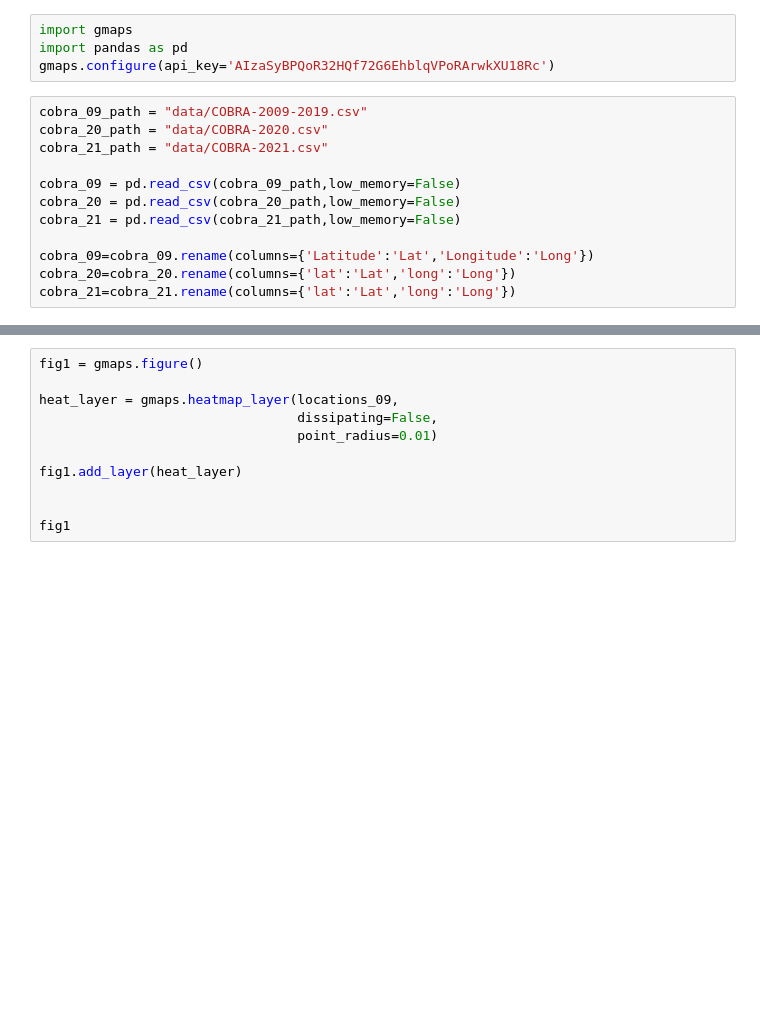
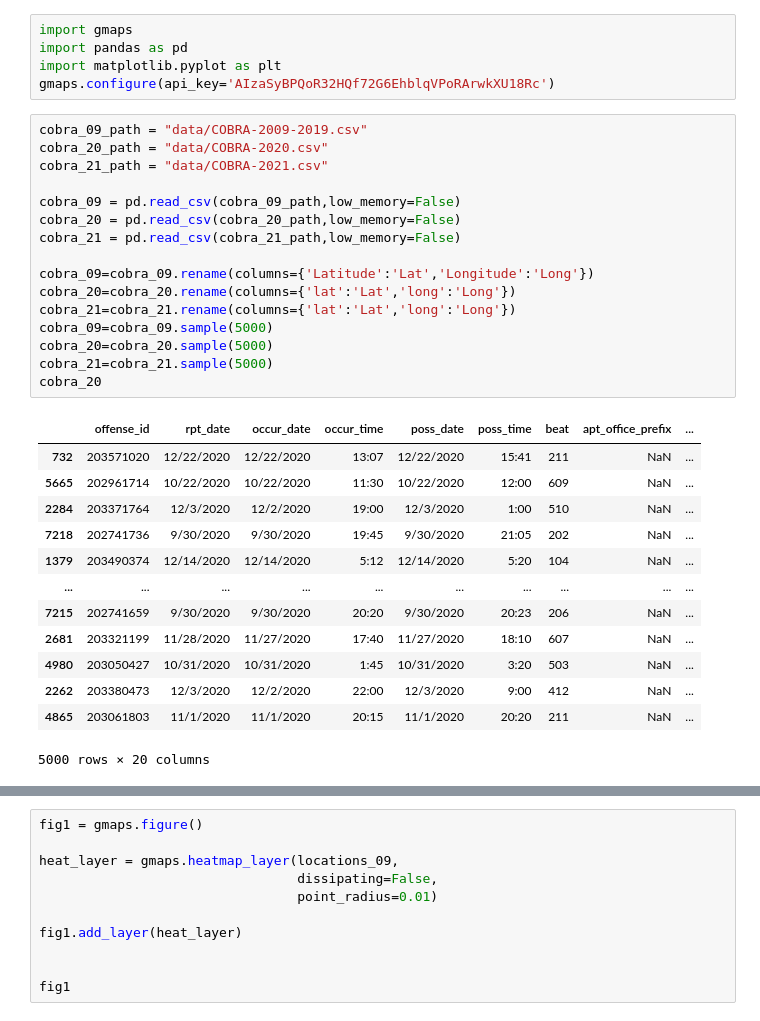
Before and after one commit to iiiramal/project-1-team-4, a Jupyter notebook: CrimeHeatMap.ipynb, the cells around one changed output, grey strips where cells are left out. Drawn from its saved outputs; the diff is of its cells as text; blank space fills up the shorter version.

```diff
--- a/CrimeHeatMap.ipynb
+++ b/CrimeHeatMap.ipynb
@@ -1,19 +1,38 @@
 # %%
 import gmaps
 import pandas as pd
+import matplotlib.pyplot as plt
 gmaps.configure(api_key='AIzaSyBPQoR32HQf72G6EhblqVPoRArwkXU18Rc')
 # %%
 cobra_09_path = "data/COBRA-2009-2019.csv"
 cobra_20_path = "data/COBRA-2020.csv"
 cobra_21_path = "data/COBRA-2021.csv"
 
 cobra_09 = pd.read_csv(cobra_09_path,low_memory=False)
 cobra_20 = pd.read_csv(cobra_20_path,low_memory=False)
 cobra_21 = pd.read_csv(cobra_21_path,low_memory=False)
 
 cobra_09=cobra_09.rename(columns={'Latitude':'Lat','Longitude':'Long'})
 cobra_20=cobra_20.rename(columns={'lat':'Lat','long':'Long'})
 cobra_21=cobra_21.rename(columns={'lat':'Lat','long':'Long'})
+cobra_09=cobra_09.sample(5000)
+cobra_20=cobra_20.sample(5000)
+cobra_21=cobra_21.sample(5000)
+cobra_20
+# %% [output]
+|  | offense_id | rpt_date | occur_date | occur_time | poss_date | poss_time | beat | apt_office_prefix | ... |
+| 732 | 203571020 | 12/22/2020 | 12/22/2020 | 13:07 | 12/22/2020 | 15:41 | 211 | NaN | ... |
+| 5665 | 202961714 | 10/22/2020 | 10/22/2020 | 11:30 | 10/22/2020 | 12:00 | 609 | NaN | ... |
+| 2284 | 203371764 | 12/3/2020 | 12/2/2020 | 19:00 | 12/3/2020 | 1:00 | 510 | NaN | ... |
+| 7218 | 202741736 | 9/30/2020 | 9/30/2020 | 19:45 | 9/30/2020 | 21:05 | 202 | NaN | ... |
+| 1379 | 203490374 | 12/14/2020 | 12/14/2020 | 5:12 | 12/14/2020 | 5:20 | 104 | NaN | ... |
+| ... | ... | ... | ... | ... | ... | ... | ... | ... | ... |
+| 7215 | 202741659 | 9/30/2020 | 9/30/2020 | 20:20 | 9/30/2020 | 20:23 | 206 | NaN | ... |
+| 2681 | 203321199 | 11/28/2020 | 11/27/2020 | 17:40 | 11/27/2020 | 18:10 | 607 | NaN | ... |
+| 4980 | 203050427 | 10/31/2020 | 10/31/2020 | 1:45 | 10/31/2020 | 3:20 | 503 | NaN | ... |
+| 2262 | 203380473 | 12/3/2020 | 12/2/2020 | 22:00 | 12/3/2020 | 9:00 | 412 | NaN | ... |
+| 4865 | 203061803 | 11/1/2020 | 11/1/2020 | 20:15 | 11/1/2020 | 20:20 | 211 | NaN | ... |
+5000 rows × 20 columns
 # %%
 locations_09=cobra_09[['Lat','Long']]
 locations_20=cobra_20[['Lat','Long']]
```
Also changed, not shown: parts of 4 cells of this notebook.
